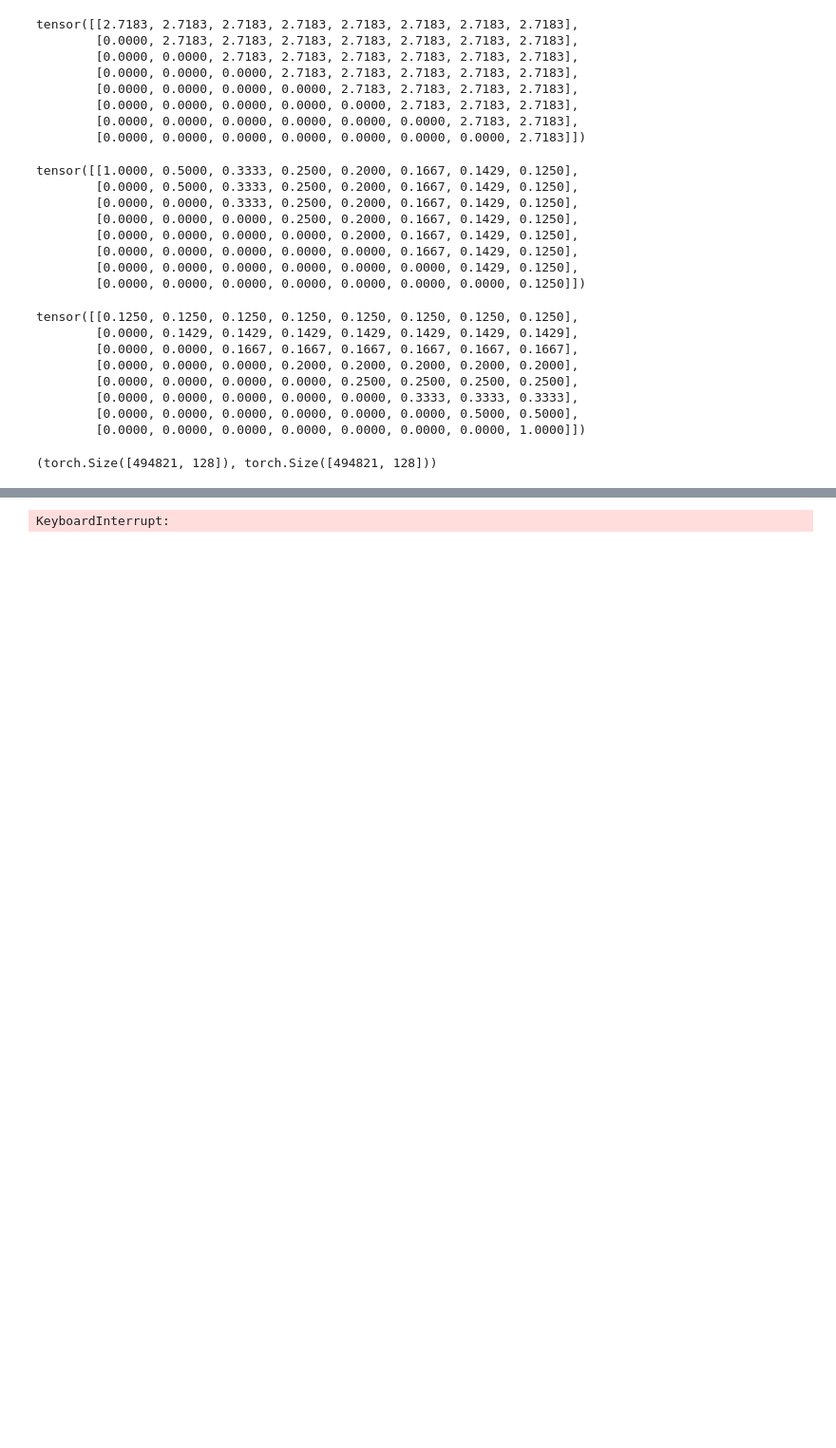
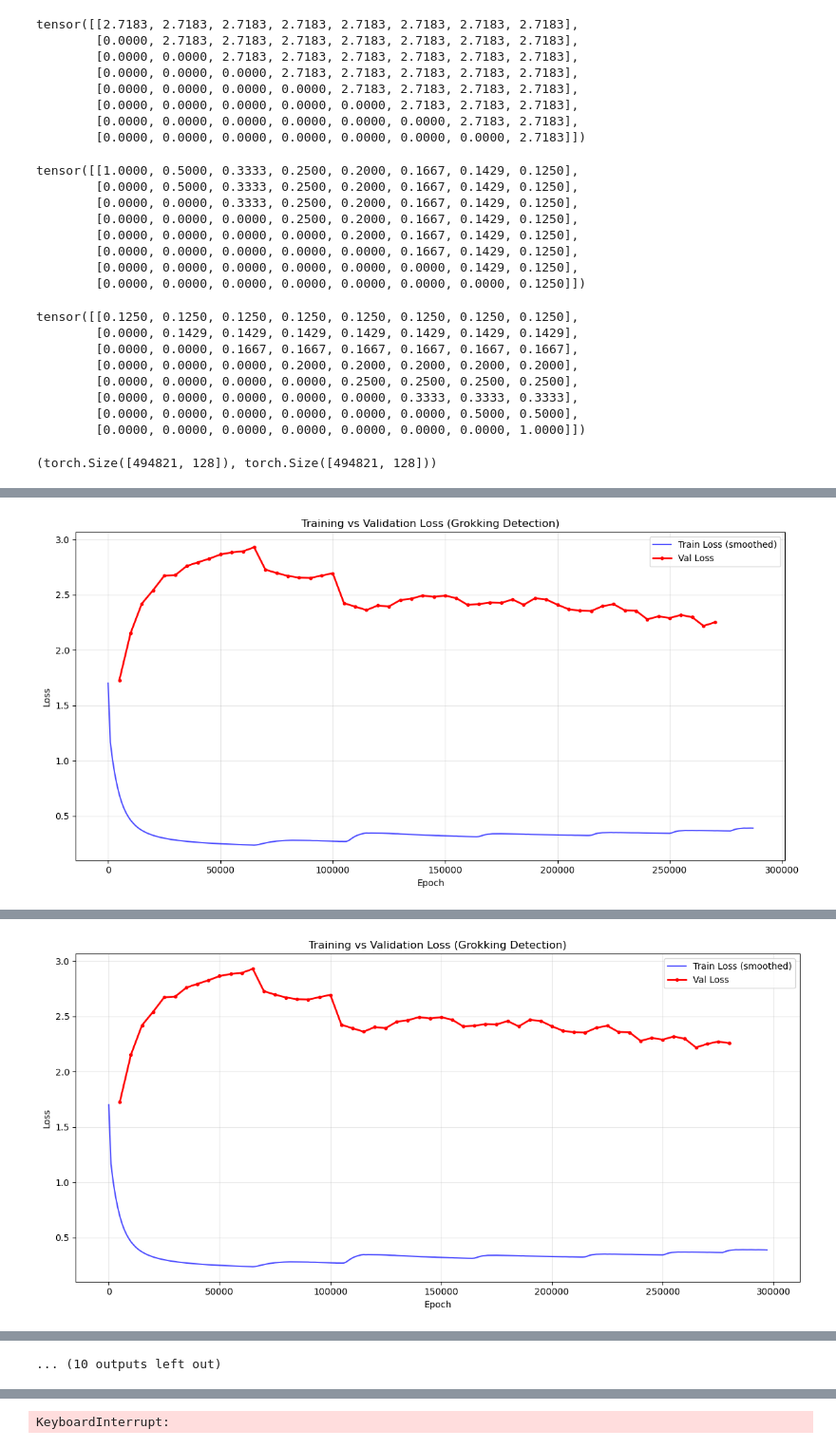
Before and after one commit to yiheinchai/kingscrosshacklab, a Jupyter notebook: projects/makemore/gpt/gpt.ipynb, the cells around one changed output, grey strips where cells are left out. Shown at 95% size. Saved outputs shown, nothing was run; the diff lists cells and outputs as text; code cells hidden in the pictures; blank space fills up the shorter version.

```diff
--- a/projects/makemore/gpt/gpt.ipynb
+++ b/projects/makemore/gpt/gpt.ipynb
@@ -949,0 +1040,55 @@ Epoch 49000, Loss: 1.0909531116485596
+# %%
+# Enhanced training loop with validation tracking for grokking detection
+model.train()
+
+VAL_INTERVAL = 5000  # Evaluate on validation set every N epochs
+PLOT_INTERVAL = 10000  # Plot curves every N epochs
+
+optimizer = torch.optim.AdamW(
+    model.parameters(),
+    lr=1e-3,
+    weight_decay=0.40,
+    betas=(0.9, 0.98),
+)
+
+
+for ep in range(1_500_000):
+    # Training step
+    batch_ix = torch.randint(0, X_tr.shape[0], (64,))
+    xs = X_tr[batch_ix].to(device)
+    y = Y_tr[batch_ix].to(device)
+
+    logits, loss = model.forward(xs, y)
+    optimizer.zero_grad(set_to_none=True)
+    loss.backward()
+    optimizer.step()
+
+    losses.append(loss.item())
+
+    # Validation evaluation
+    if ep % VAL_INTERVAL == 0 and ep > 0:
+        val_loss = evaluate_on_validation(model, X_val, Y_val, device)
+        val_losses_history.append(val_loss)
+        val_epochs_history.append(ep)
+        print(
+            f"Epoch {ep}, Train Loss: {loss.item():.4f}, Val Loss: {val_loss:.4f}"
+        )
+
+    # Periodic plotting to visualize grokking
+    if ep % PLOT_INTERVAL == 0 and ep > 0:
+        plot_train_val_curves(
+            losses,
+            val_losses_history,
+            [i * 5000 + 5000 for i in range(len(val_epochs_history))],
+            smoothing_bin_size=1000,
+        )
+
+    # Regular logging
+    if ep % 1000 == 0 and ep % VAL_INTERVAL != 0:
+        print(f"Epoch {ep}, Train Loss: {loss.item():.4f}")
+
+# Final plot
+plot_train_val_curves(
+    losses, val_losses_history, val_epochs_history, smoothing_bin_size=1000
+)
+# %% [output]
@@ -949,0 +1105 @@ Epoch 49000, Loss: 1.0909531116485596
+[figure, added]
@@ -949,0 +1116 @@ Epoch 49000, Loss: 1.0909531116485596
+[figure, added]
@@ -949,0 +1161 @@ Epoch 49000, Loss: 1.0909531116485596
+... (10 outputs left out)
```
Also changed, not shown: parts of 23 cells of this notebook, 12 other files.
